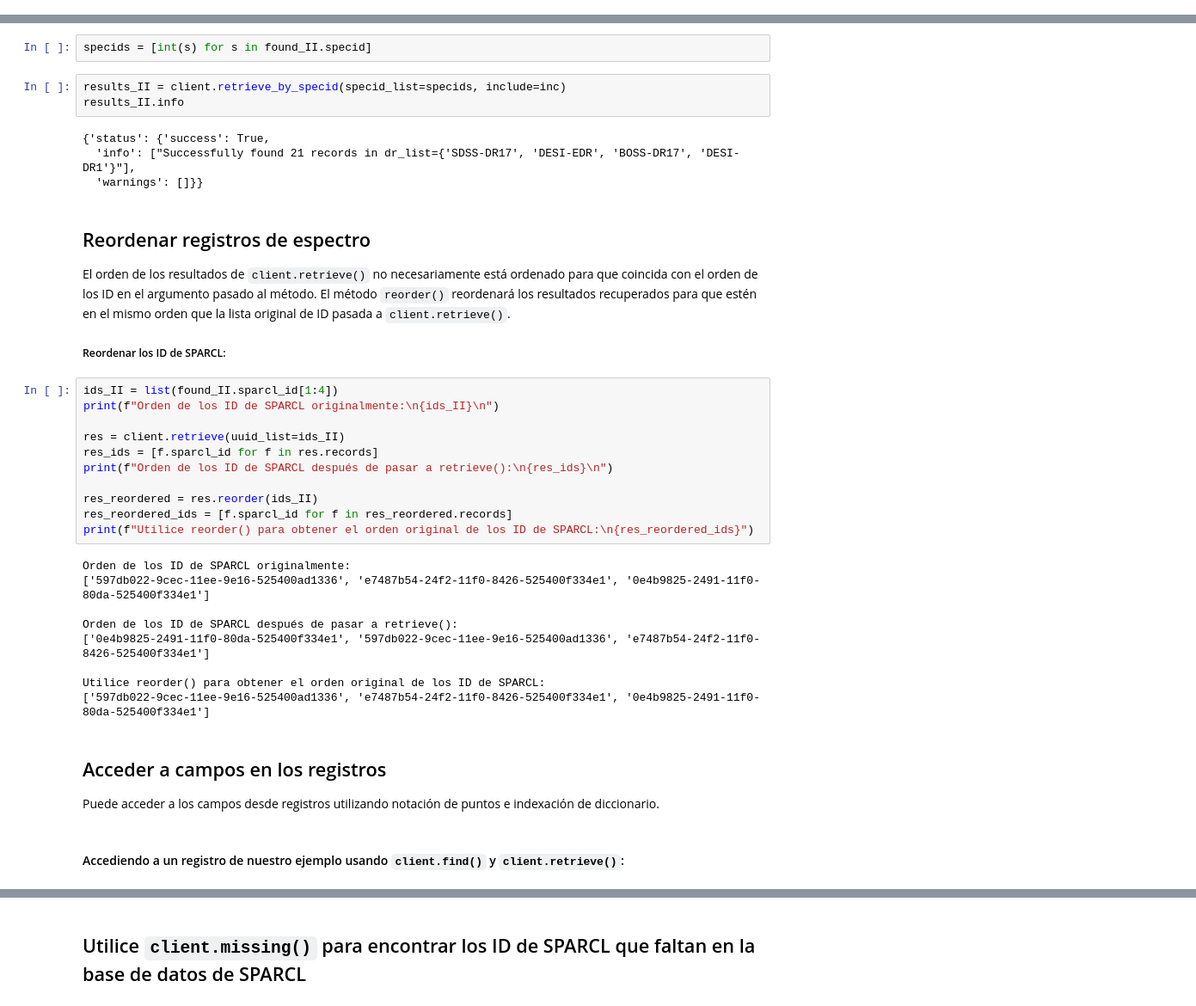
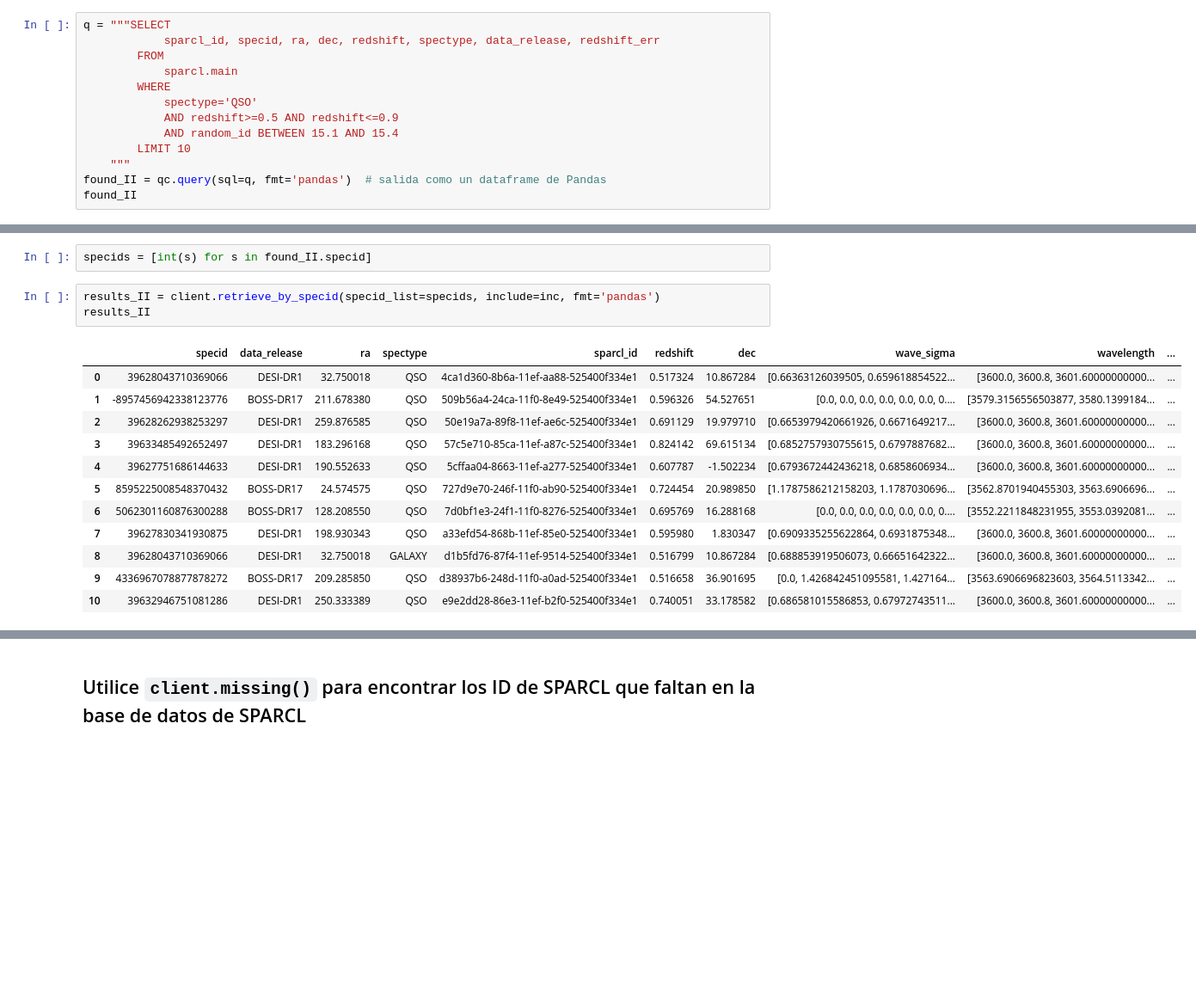
Before and after one commit to astro-datalab/notebooks-latest-es, a Jupyter notebook: 04_ComoHacer/SPARCL/Como_usar_SPARCL.ipynb, the cells around one changed output, grey strips where cells are left out. Shown at 86% size. Saved outputs shown, nothing was run; the diff lists cells and outputs as text; blank space fills up the shorter version.

```diff
--- a/04_ComoHacer/SPARCL/Como_usar_SPARCL.ipynb
+++ b/04_ComoHacer/SPARCL/Como_usar_SPARCL.ipynb
@@ -418,0 +313,13 @@ found_II
+# %%
+q = """SELECT
+            sparcl_id, specid, ra, dec, redshift, spectype, data_release, redshift_err
+        FROM
+            sparcl.main
+        WHERE
+            spectype='QSO'
+            AND redshift>=0.5 AND redshift<=0.9
+            AND random_id BETWEEN 15.1 AND 15.4
+        LIMIT 10
+    """
+found_II = qc.query(sql=q, fmt='pandas')  # salida como un dataframe de Pandas
+found_II
@@ -502,41 +512,18 @@ Primero necesitamos convertir la serie Pandas de specIDs en una lista de enteros
 # %%
 specids = [int(s) for s in found_II.specid]
 # %%
-results_II = client.retrieve_by_specid(specid_list=specids, include=inc)
-results_II.info
+results_II = client.retrieve_by_specid(specid_list=specids, include=inc, fmt='pandas')
+results_II
 # %% [output]
-{'status': {'success': True,
-  'info': ["Successfully found 21 records in dr_list={'SDSS-DR17', 'DESI-EDR', 'BOSS-DR17', 'DESI-DR1'}"],
-  'warnings': []}}
+|  | specid | data_release | ra | spectype | sparcl_id | redshift | dec | wave_sigma | wavelength | ... |
+| 0 | 39628043710369066 | DESI-DR1 | 32.750018 | QSO | 4ca1d360-8b6a-11ef-aa88-525400f334e1 | 0.517324 | 10.867284 | [0.66363126039505, 0.659618854522... | [3600.0, 3600.8, 3601.60000000000... | ... |
+| 1 | -8957456942338123776 | BOSS-DR17 | 211.678380 | QSO | 509b56a4-24ca-11f0-8e49-525400f334e1 | 0.596326 | 54.527651 | [0.0, 0.0, 0.0, 0.0, 0.0, 0.0, 0.... | [3579.3156556503877, 3580.1399184... | ... |
+| 2 | 39628262938253297 | DESI-DR1 | 259.876585 | QSO | 50e19a7a-89f8-11ef-ae6c-525400f334e1 | 0.691129 | 19.979710 | [0.6653979420661926, 0.6671649217... | [3600.0, 3600.8, 3601.60000000000... | ... |
+| 3 | 39633485492652497 | DESI-DR1 | 183.296168 | QSO | 57c5e710-85ca-11ef-a87c-525400f334e1 | 0.824142 | 69.615134 | [0.6852757930755615, 0.6797887682... | [3600.0, 3600.8, 3601.60000000000... | ... |
+| 4 | 39627751686144633 | DESI-DR1 | 190.552633 | QSO | 5cffaa04-8663-11ef-a277-525400f334e1 | 0.607787 | -1.502234 | [0.6793672442436218, 0.6858606934... | [3600.0, 3600.8, 3601.60000000000... | ... |
+| 5 | 8595225008548370432 | BOSS-DR17 | 24.574575 | QSO | 727d9e70-246f-11f0-ab90-525400f334e1 | 0.724454 | 20.989850 | [1.1787586212158203, 1.1787030696... | [3562.8701940455303, 3563.6906696... | ... |
+| 6 | 5062301160876300288 | BOSS-DR17 | 128.208550 | QSO | 7d0bf1e3-24f1-11f0-8276-525400f334e1 | 0.695769 | 16.288168 | [0.0, 0.0, 0.0, 0.0, 0.0, 0.0, 0.... | [3552.2211848231955, 3553.0392081... | ... |
+| 7 | 39627830341930875 | DESI-DR1 | 198.930343 | QSO | a33efd54-868b-11ef-85e0-525400f334e1 | 0.595980 | 1.830347 | [0.6909335255622864, 0.6931875348... | [3600.0, 3600.8, 3601.60000000000... | ... |
+| 8 | 39628043710369066 | DESI-DR1 | 32.750018 | GALAXY | d1b5fd76-87f4-11ef-9514-525400f334e1 | 0.516799 | 10.867284 | [0.688853919506073, 0.66651642322... | [3600.0, 3600.8, 3601.60000000000... | ... |
+| 9 | 4336967078877878272 | BOSS-DR17 | 209.285850 | QSO | d38937b6-248d-11f0-a0ad-525400f334e1 | 0.516658 | 36.901695 | [0.0, 1.426842451095581, 1.427164... | [3563.6906696823603, 3564.5113342... | ... |
+| 10 | 39632946751081286 | DESI-DR1 | 250.333389 | QSO | e9e2dd28-86e3-11ef-b2f0-525400f334e1 | 0.740051 | 33.178582 | [0.686581015586853, 0.67972743511... | [3600.0, 3600.8, 3601.60000000000... | ... |
-# %% [markdown]
-<a class="anchor" id="reorder"></a>
-## Reordenar registros de espectro
-El orden de los resultados de `client.retrieve()` no necesariamente está ordenado para que coincida con el orden de los ID en el argumento pasado al método. El método `reorder()` reordenará los resultados recuperados para que estén en el mismo orden que la lista original de ID pasada a `client.retrieve()`.
-
-##### Reordenar los ID de SPARCL:
-# %%
-ids_II = list(found_II.sparcl_id[1:4])
-print(f"Orden de los ID de SPARCL originalmente:\n{ids_II}\n")
-
-res = client.retrieve(uuid_list=ids_II)
-res_ids = [f.sparcl_id for f in res.records]
-print(f"Orden de los ID de SPARCL después de pasar a retrieve():\n{res_ids}\n")
-
-res_reordered = res.reorder(ids_II)
-res_reordered_ids = [f.sparcl_id for f in res_reordered.records]
-print(f"Utilice reorder() para obtener el orden original de los ID de SPARCL:\n{res_reordered_ids}")
-# %% [output]
-Orden de los ID de SPARCL originalmente:
-['597db022-9cec-11ee-9e16-525400ad1336', 'e7487b54-24f2-11f0-8426-525400f334e1', '0e4b9825-2491-11f0-80da-525400f334e1']
-
-Orden de los ID de SPARCL después de pasar a retrieve():
-['0e4b9825-2491-11f0-80da-525400f334e1', '597db022-9cec-11ee-9e16-525400ad1336', 'e7487b54-24f2-11f0-8426-525400f334e1']
-
-Utilice reorder() para obtener el orden original de los ID de SPARCL:
-['597db022-9cec-11ee-9e16-525400ad1336', 'e7487b54-24f2-11f0-8426-525400f334e1', '0e4b9825-2491-11f0-80da-525400f334e1']
-# %% [markdown]
-<a class="anchor" id="access"></a>
-## Acceder a campos en los registros
-Puede acceder a los campos desde registros utilizando notación de puntos e indexación de diccionario.
-# %% [markdown]
-#### Accediendo a un registro de nuestro ejemplo usando `client.find()` y `client.retrieve()`:
```
Also changed, not shown: parts of 88 cells of this notebook.
